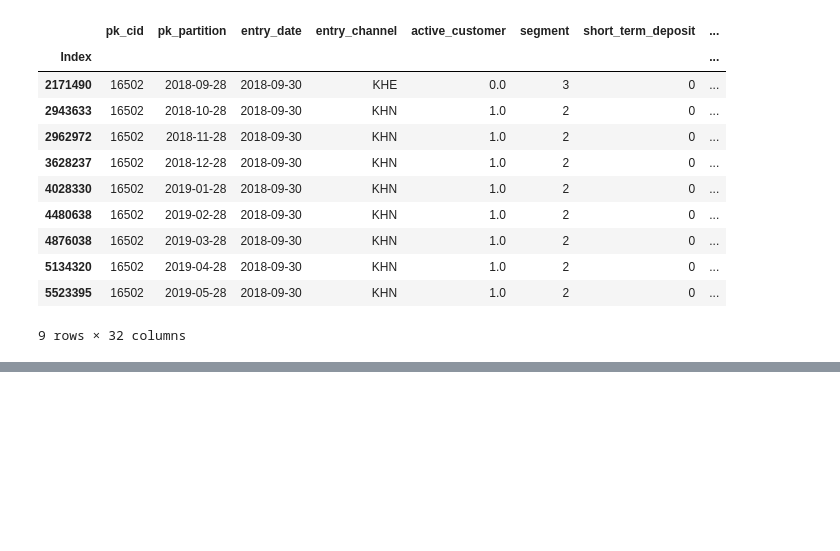
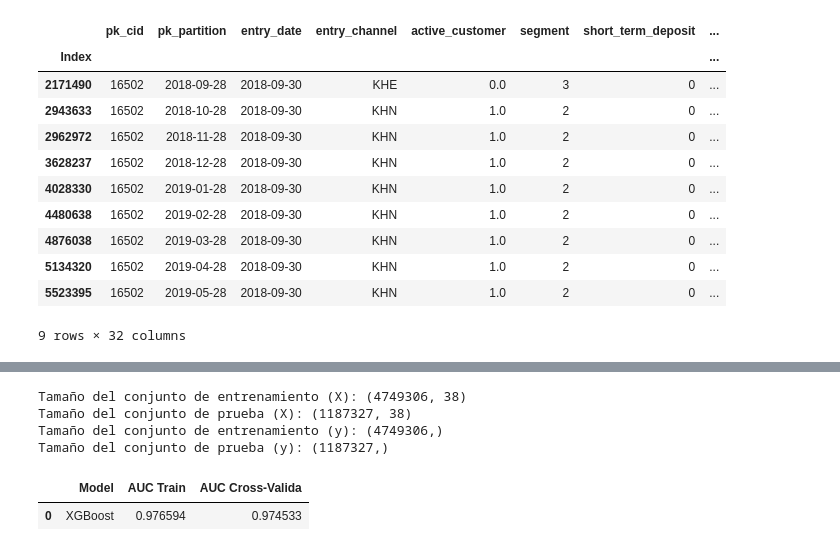
Before and after one commit to dgonzalezDS/DscTfm, a Jupyter notebook: df_targetFinanciacion.ipynb, the cells around one changed output, grey strips where cells are left out. Cells and saved outputs as stored; diff of their text form; code cells hidden in the pictures; blank space fills up the shorter version.

```diff
--- a/df_targetFinanciacion.ipynb
+++ b/df_targetFinanciacion.ipynb
@@ -83,0 +185,43 @@ df['diff_productos'].fillna(value=0, inplace=True)
+# %%
+X_train, X_test, y_train, y_test = train_test_split(X, y, test_size=0.2, random_state=42)
+# %%
+print("Tamaño del conjunto de entrenamiento (X):", X_train.shape)
+print("Tamaño del conjunto de prueba (X):", X_test.shape)
+print("Tamaño del conjunto de entrenamiento (y):", y_train.shape)
+print("Tamaño del conjunto de prueba (y):", y_test.shape)
+# %% [output]
+Tamaño del conjunto de entrenamiento (X): (4749306, 38)
+Tamaño del conjunto de prueba (X): (1187327, 38)
+Tamaño del conjunto de entrenamiento (y): (4749306,)
+Tamaño del conjunto de prueba (y): (1187327,)
+# %%
+def AUC(model, X, y):
+    return roc_auc_score(y, model.predict_proba(X)[:, 1])
+
+def cross_validation(model, X, y):
+    Kfold_metric = cross_val_score(model, X, y, cv=4, scoring='roc_auc')
+    return Kfold_metric.mean()
+# %%
+label_ = []
+metric_train_ = []
+metric_valida_ = []
+# %%
+def evaluate_model(label, model, X, y):
+ model.fit(X,y)
+ metric_train = AUC(model,X,y)
+ metric_valida = cross_validation(model,X,y)
+
+ label_.append(label)
+ metric_train_.append(metric_train)
+ metric_valida_.append(metric_valida)
+ return pd.DataFrame({'Model': label_,
+                'AUC Train': metric_train_,
+                'AUC Cross-Valida': metric_valida_
+                }).sort_values('AUC Cross-Valida')
+# %%
+evaluate_model(label='XGBoost',
+ model = xgb.XGBClassifier(),
+ X=X_train, y=y_train)
+# %% [output]
+|  | Model | AUC Train | AUC Cross-Valida |
+| 0 | XGBoost | 0.976594 | 0.974533 |
```
Also changed, not shown: parts of 14 cells of this notebook, 2 other files.
